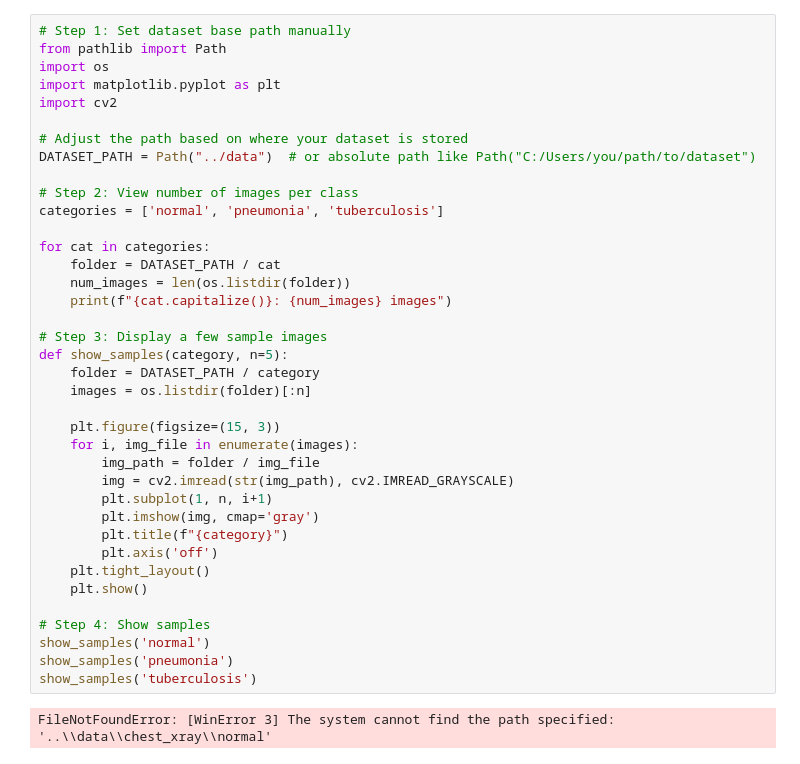
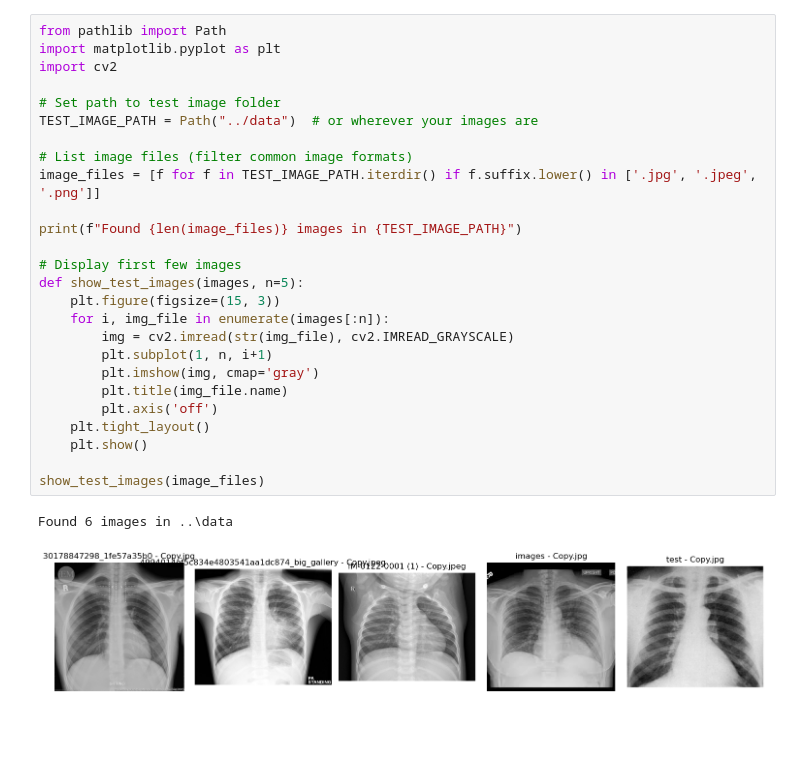
Before and after one commit to Ali-Rammal1/xray_diagnosis_ML, a Jupyter notebook: src/data_inspection.ipynb, the cells around one changed output. Cells and saved outputs as stored; diff of their text form; blank space fills up the shorter version.

Commit message:
Load dataset and normalize

```diff
--- a/src/data_inspection.ipynb
+++ b/src/data_inspection.ipynb
@@ -1,40 +78,29 @@
 # %%
-# Step 1: Set dataset base path manually
 from pathlib import Path
-import os
 import matplotlib.pyplot as plt
 import cv2
 
-# Adjust the path based on where your dataset is stored
-DATASET_PATH = Path("../data")  # or absolute path like Path("C:/Users/you/path/to/dataset")
+# Set path to test image folder
+TEST_IMAGE_PATH = Path("../data")  # or wherever your images are
 
-# Step 2: View number of images per class
-categories = ['normal', 'pneumonia', 'tuberculosis']
+# List image files (filter common image formats)
+image_files = [f for f in TEST_IMAGE_PATH.iterdir() if f.suffix.lower() in ['.jpg', '.jpeg', '.png']]
 
-for cat in categories:
-    folder = DATASET_PATH / cat
-    num_images = len(os.listdir(folder))
-    print(f"{cat.capitalize()}: {num_images} images")
+print(f"Found {len(image_files)} images in {TEST_IMAGE_PATH}")
 
-# Step 3: Display a few sample images
-def show_samples(category, n=5):
-    folder = DATASET_PATH / category
-    images = os.listdir(folder)[:n]
-
+# Display first few images
+def show_test_images(images, n=5):
     plt.figure(figsize=(15, 3))
-    for i, img_file in enumerate(images):
-        img_path = folder / img_file
-        img = cv2.imread(str(img_path), cv2.IMREAD_GRAYSCALE)
+    for i, img_file in enumerate(images[:n]):
+        img = cv2.imread(str(img_file), cv2.IMREAD_GRAYSCALE)
         plt.subplot(1, n, i+1)
         plt.imshow(img, cmap='gray')
-        plt.title(f"{category}")
+        plt.title(img_file.name)
         plt.axis('off')
     plt.tight_layout()
     plt.show()
 
-# Step 4: Show samples
-show_samples('normal')
-show_samples('pneumonia')
-show_samples('tuberculosis')
+show_test_images(image_files)
 # %% [output]
-FileNotFoundError: [WinError 3] The system cannot find the path specified: '..\\data\\chest_xray\\normal'
+Found 6 images in ..\data
+[figure, added]
```
Also changed, not shown: parts of 3 cells of this notebook, 8 other files.
